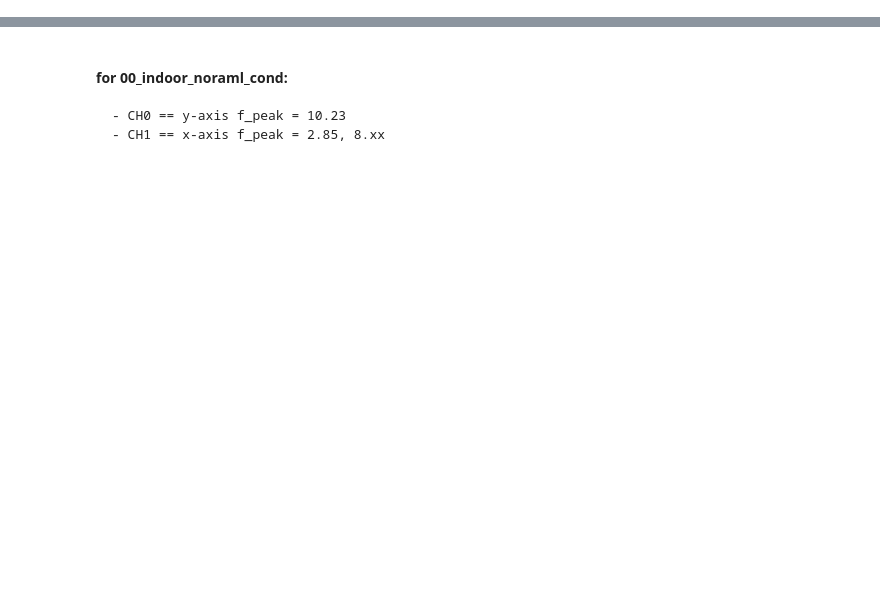
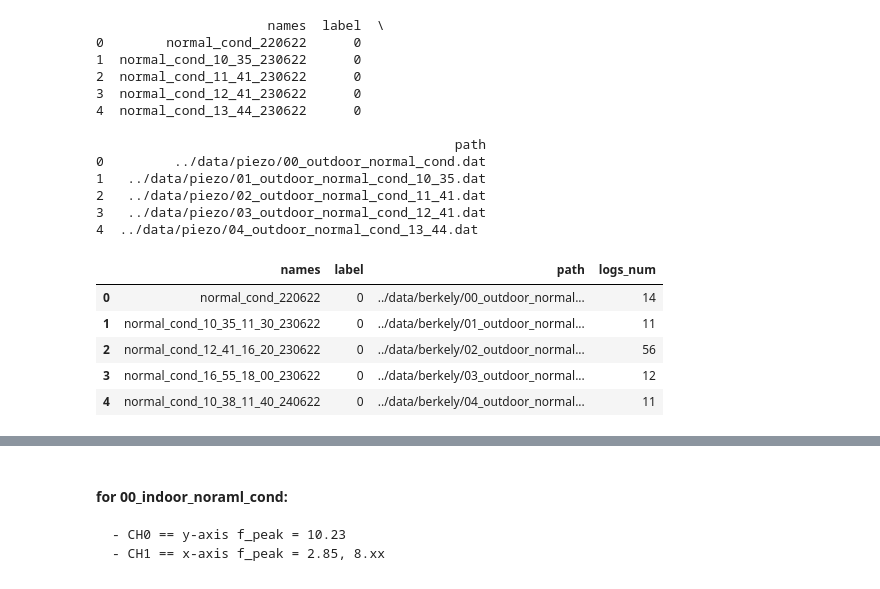
Before and after one commit to MiirHo3eIN/ML-based-sensor-enhancment, a Jupyter notebook: notebooks/database_making.ipynb, the cells around one changed output, grey strips where cells are left out. Saved outputs shown, nothing was run; the diff lists cells and outputs as text; code cells hidden in the pictures; blank space fills up the shorter version.

```diff
--- a/notebooks/database_making.ipynb
+++ b/notebooks/database_making.ipynb
@@ -7,6 +7,32 @@ import glob
 
 
 import data_convertor, processing
+# %%
+berkly_tab = pd.read_csv('../data/data_berkley.csv')
+piezo_tab = pd.read_csv('../data/data_piezo.csv')
+
+print(piezo_tab.head())
+berkly_tab.head()
+# %% [output]
+                      names  label  \
+0        normal_cond_220622      0
+1  normal_cond_10_35_230622      0
+2  normal_cond_11_41_230622      0
+3  normal_cond_12_41_230622      0
+4  normal_cond_13_44_230622      0
+
+                                              path
+0         ../data/piezo/00_outdoor_normal_cond.dat
+1   ../data/piezo/01_outdoor_normal_cond_10_35.dat
+2   ../data/piezo/02_outdoor_normal_cond_11_41.dat
+3   ../data/piezo/03_outdoor_normal_cond_12_41.dat
+4  ../data/piezo/04_outdoor_normal_cond_13_44.dat
+|  | names | label | path | logs_num |
+| 0 | normal_cond_220622 | 0 | ../data/berkely/00_outdoor_normal... | 14 |
+| 1 | normal_cond_10_35_11_30_230622 | 0 | ../data/berkely/01_outdoor_normal... | 11 |
+| 2 | normal_cond_12_41_16_20_230622 | 0 | ../data/berkely/02_outdoor_normal... | 56 |
+| 3 | normal_cond_16_55_18_00_230622 | 0 | ../data/berkely/03_outdoor_normal... | 12 |
+| 4 | normal_cond_10_38_11_40_240622 | 0 | ../data/berkely/04_outdoor_normal... | 11 |
 # %%
 # Piezo dataset
 
```
Also changed, not shown: parts of 12 cells of this notebook, 3 other files.
